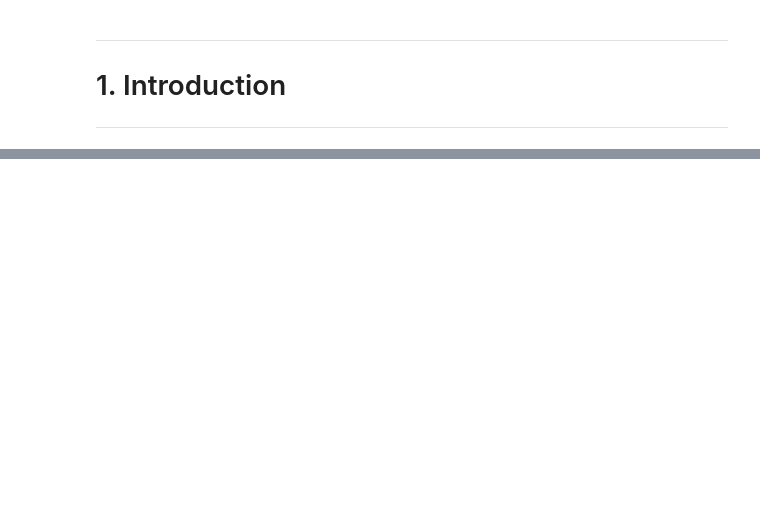
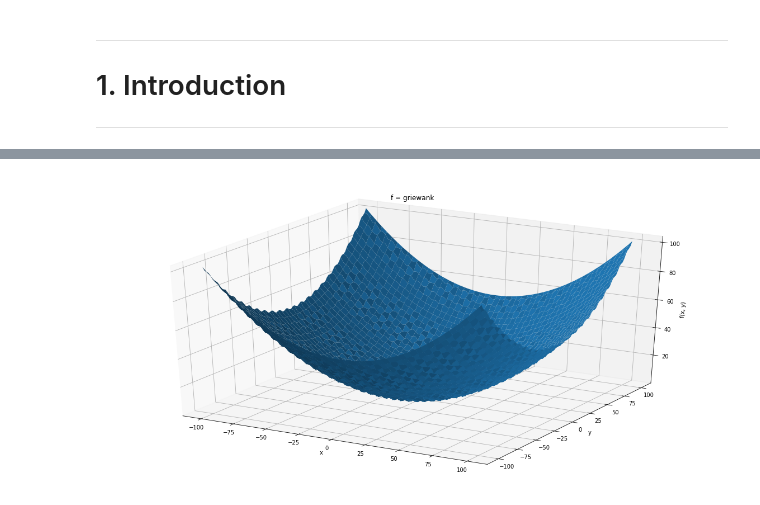
Before and after one commit to OpenSourceEconomics/ose-scientific-computing-course-wirecard, a Jupyter notebook: student_project.ipynb, the cells around one changed output, grey strips where cells are left out. Cells and saved outputs as stored; diff of their text form; code cells hidden in the pictures; blank space fills up the shorter version.

```diff
--- a/student_project.ipynb
+++ b/student_project.ipynb
@@ -26,0 +135,4 @@ This notebook is inpired to a great extent by the following Articles:
+# %%
+plot_test_function((-100,100),griewank, 'griewank')
+# %% [output]
+[figure, added]
```
Also changed, not shown: parts of 42 cells of this notebook, 5 other files.
